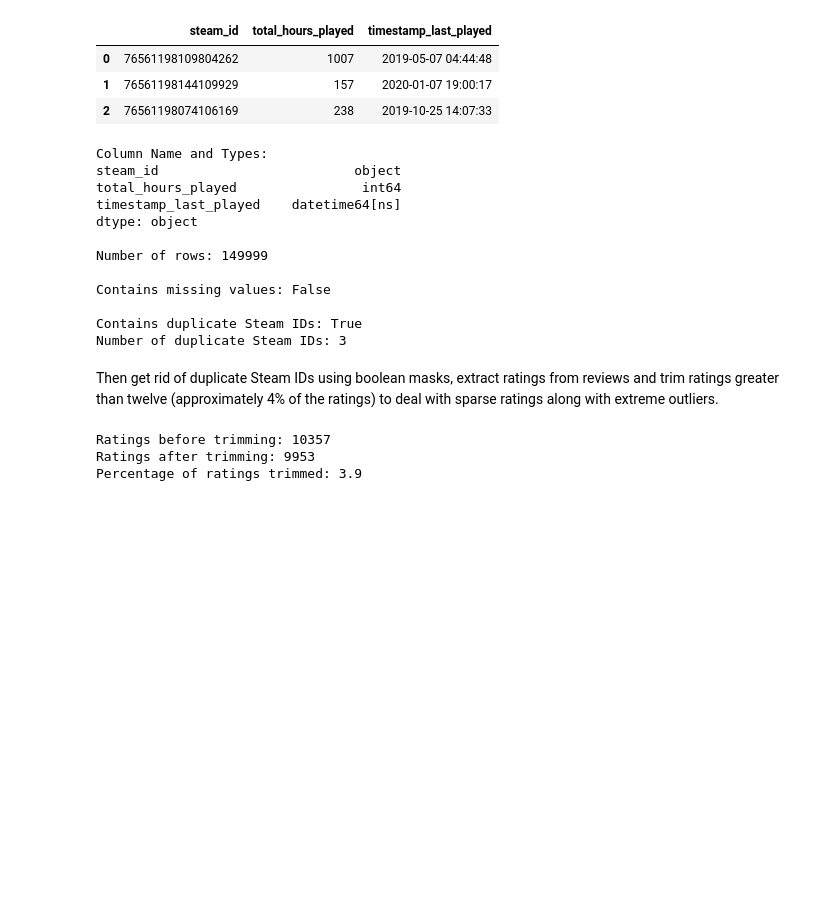
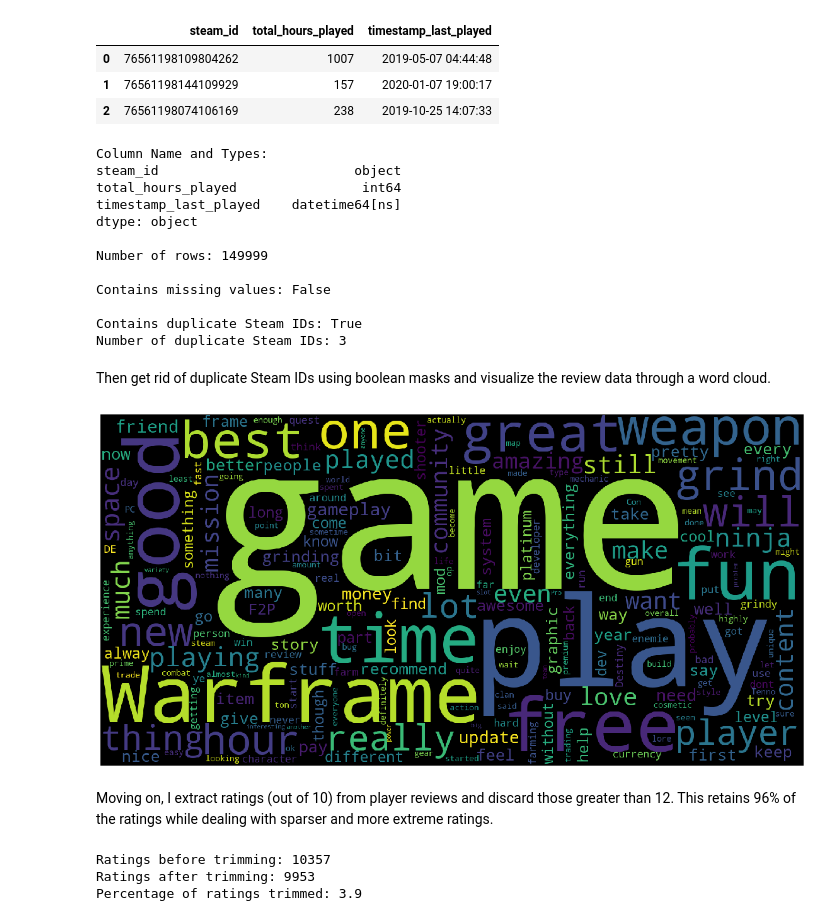
Before and after one commit to ys-lin14/warframe-exploration, a Jupyter notebook: data_exploration.ipynb, the cells around one changed output. Saved outputs shown, nothing was run; the diff lists cells and outputs as text; code cells hidden in the pictures; blank space fills up the shorter version.

Commit message:
preprocess review data

```diff
--- a/data_exploration.ipynb
+++ b/data_exploration.ipynb
@@ -12,5 +18,5 @@ plt.style.use('ggplot')
 # %%
-def check_for_missing_values(data):
+def check_for_missing_data(data):
     '''Print whether or not data contains missing data
     along with the number of missing entries
 
@@ -61,7 +67,7 @@ def display_info(data):
 
     print("Column Name and Types:\n{0}\n".format(data.dtypes))
     print("Number of rows: {0}\n".format(data.shape[0]))
-    check_for_missing_values(data)
+    check_for_missing_data(data)
 
 def mask_duplicate_ids(data):
     '''Mask rows containing duplicate Steam IDs
@@ -89,7 +95,7 @@ def get_review_rating(review):
     '''
 
     rating_numerator = None
-    match = re.search(r'\d+(\.\d+)?/10', review)
+    match = re.search(r'(\d+(\.\d+)?)/10', review)
     if (match):
         rating = match[0]
         split_rating = rating.split('/')
@@ -111,16 +117,19 @@ def round_rating(rating):
     return rounded_rating
 
 def graph_word_cloud(corpus):
-    """Graph a word cloud based on corpus
+    '''Graph a word cloud based on corpus
 
     Args:
         corpus (str): contains the text data
 
     Returns:
         None
-    """
+    '''
 
-    word_cloud = WordCloud(width=1600, height=800, collocations=False).generate(corpus)
+    word_cloud = WordCloud(
+        width=1600, height=800,
+        collocations=False
+    ).generate(corpus)
     plt.figure(figsize=(20,20))
     plt.imshow(word_cloud)
     plt.axis("off")
@@ -130,6 +139,18 @@ def get_percentage_change(initial_value, final_value):
     change = (initial_value - final_value) / initial_value
     percentage_change = round(change * 100, 2)
     return percentage_change
+
+def filter_tokens(tokens):
+    filtered_tokens = [
+        t for t in tokens if t not in (stop_words or string.punctuation)
+    ]
+    return filtered_tokens
+
+def preprocess_review(review):
+    lower_review = review.lower()
+    preprocessed_review = word_tokenize(review.lower(), language='english')
+    preprocessed_review = filter_tokens(preprocessed_review)
+    return preprocessed_review
 # %%
 # connect to database
 database_url = get_database_url()
@@ -201,12 +222,16 @@ Contains missing values: False
 Contains duplicate Steam IDs: True
 Number of duplicate Steam IDs: 3
 # %% [markdown]
-Then get rid of duplicate Steam IDs using boolean masks, extract ratings from reviews and trim ratings greater than twelve (approximately 4% of the ratings) to deal with sparse ratings along with extreme outliers.
+Then get rid of duplicate Steam IDs using boolean masks and visualize the review data through a word cloud.
 # %%
 review_data = mask_duplicate_ids(review_data)
 user_data = mask_duplicate_ids(user_data)
-# %%
-review_data['rating'] = review_data['user_review'].apply(get_review_rating)
-reviews_with_ratings = review_data.dropna()
-outlier_rating_mask = (reviews_with_ratings['rating'] < 13)
-trimmed_reviews = reviews_with_ratings[outlier_rating_mask]
+# %%
+corpus_string = ' '.join(
+    review_data.loc[review_data['recommends_game'] == True, 'user_review']
+)
+graph_word_cloud(corpus_string)
+# %% [output]
+[figure, added]
+# %% [markdown]
+Moving on, I extract ratings (out of 10) from player reviews and discard those greater than 12. This retains 96% of the ratings while dealing with sparser and more extreme ratings.
```
Also changed, not shown: parts of 10 cells of this notebook.
